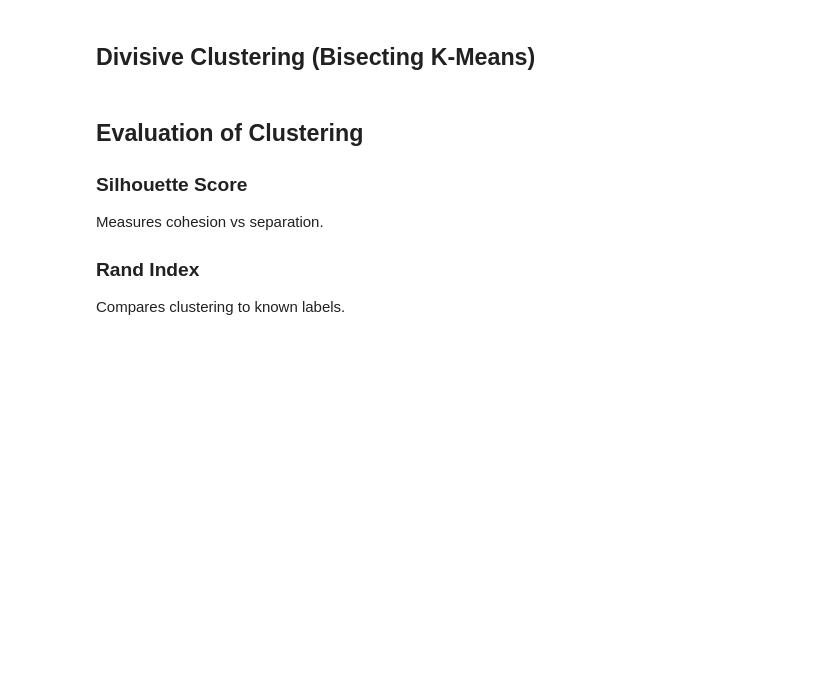
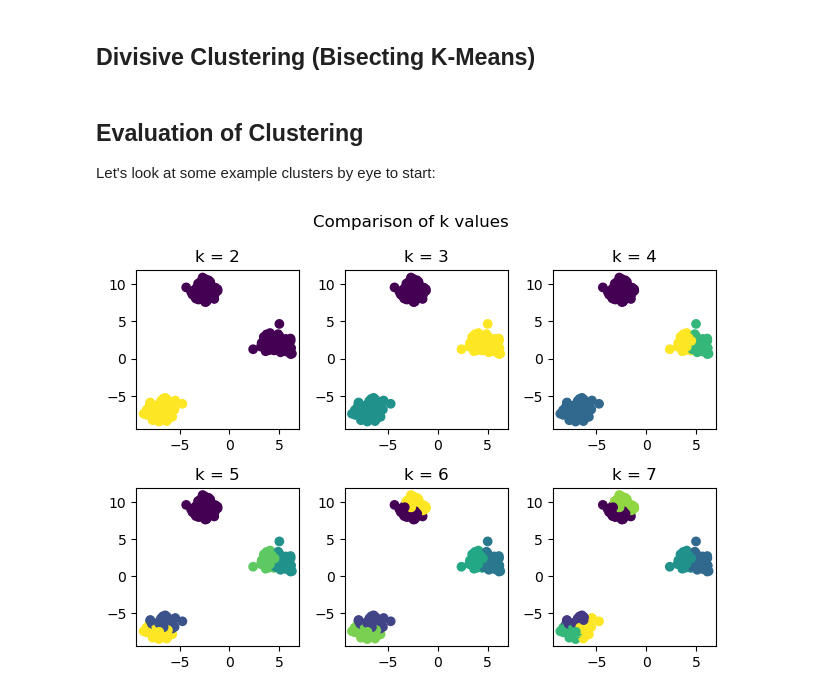
Before and after one commit to willcho5603/bwsi-comp-problem-solving, a Jupyter notebook: mod6_unsupervised_learning/1_types_of_unsupervised_learning.ipynb, the cells around one changed output. Saved outputs shown, nothing was run; the diff lists cells and outputs as text; code cells hidden in the pictures; blank space fills up the shorter version.

Commit message:
formatting, add more information about the evaluation metrics

```diff
--- a/mod6_unsupervised_learning/1_types_of_unsupervised_learning.ipynb
+++ b/mod6_unsupervised_learning/1_types_of_unsupervised_learning.ipynb
@@ -184,26 +196,31 @@ Hierarchical clustering builds a **tree-like structure** called a dendrogram.
 Average linkage gives a balanced view of cluster similarity by looking at *all* pairwise distances rather than extremes.
 # %% [markdown]
 ## Divisive Clustering (Bisecting K-Means)
-# %% [markdown]
-## Evaluation of Clustering
-
-### Silhouette Score
-Measures cohesion vs separation.
-
-### Rand Index
-Compares clustering to known labels.
+# %% [markdown]
+## Evaluation of Clustering
+
+Let's look at some example clusters by eye to start:
 # %%
 np.random.seed(42)
-X_eval, _ = make_blobs(n_samples=300, centers=3, cluster_std=0.7, random_state=42)
-scores = []
+X_eval, y_eval = make_blobs(n_samples=300, centers=3, cluster_std=0.7, random_state=42)
 
-for k in range(2, 7):
+fig,axes = plt.subplots(2,3, tight_layout=True)
+fig.suptitle("Comparison of k values")
+axes = axes.ravel()
+
+k_vals = range(2, 8)
+sil_scores = []
+rand_scores = []
+
+for i,k in enumerate(k_vals):
     kmeans_eval = KMeans(n_clusters=k, random_state=42)
     labels = kmeans_eval.fit_predict(X_eval)
-    scores.append(silhouette_score(X_eval, labels))
+    sil_scores.append(silhouette_score(X_eval, labels))
+    rand_scores.append(rand_score(y_eval, labels))
 
-plt.plot(range(2, 7), scores, marker='o')
-plt.title('Silhouette Score vs K')
-plt.xlabel('k')
-plt.ylabel('Score')
+    axes[i].scatter(X_eval[:,0], X_eval[:,1], c=labels)
+    axes[i].set_title(f"k = {k}")
+
 plt.show()
+# %% [output]
+[figure, added]
```
Also changed, not shown: parts of 23 cells of this notebook.
